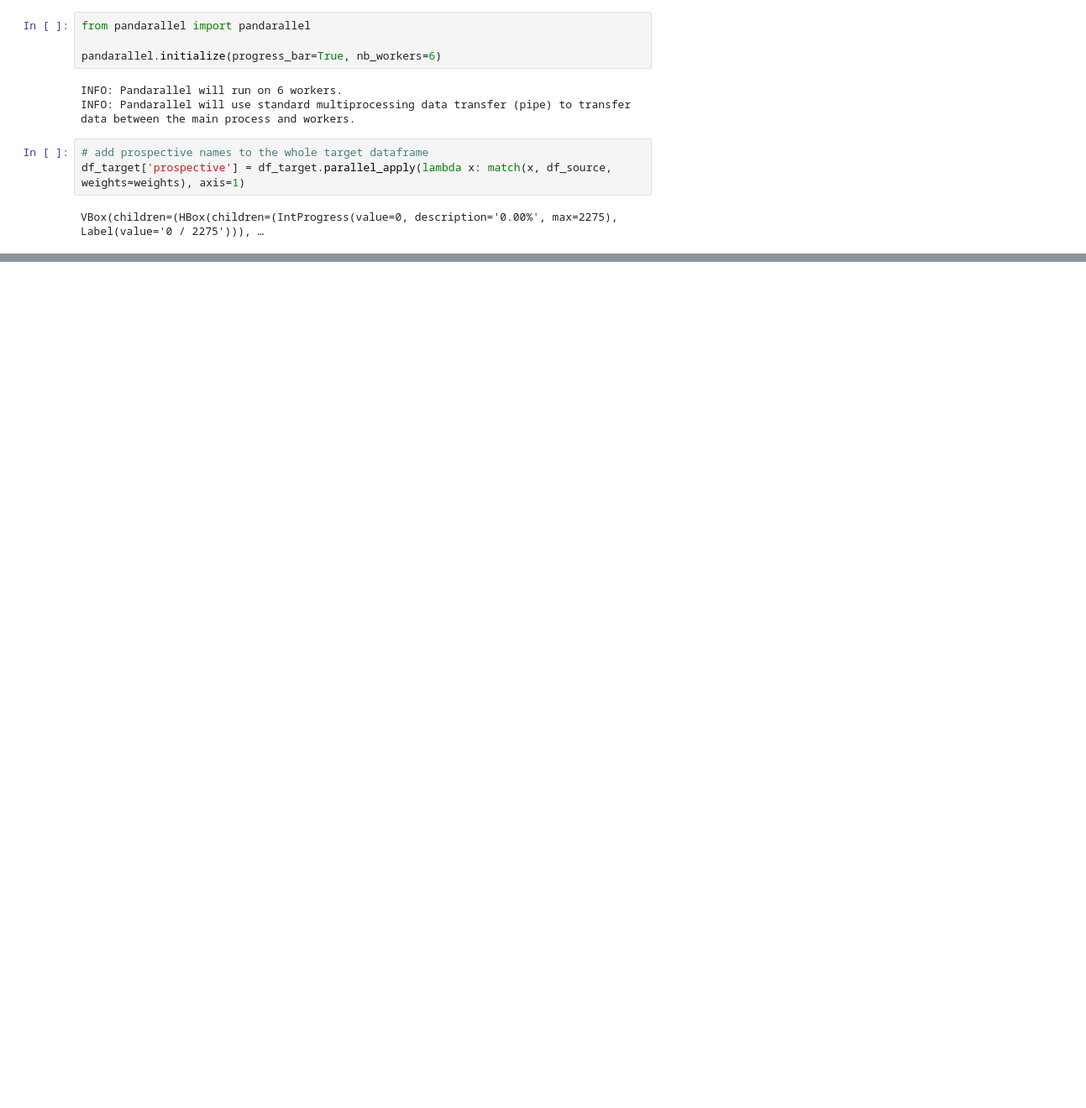
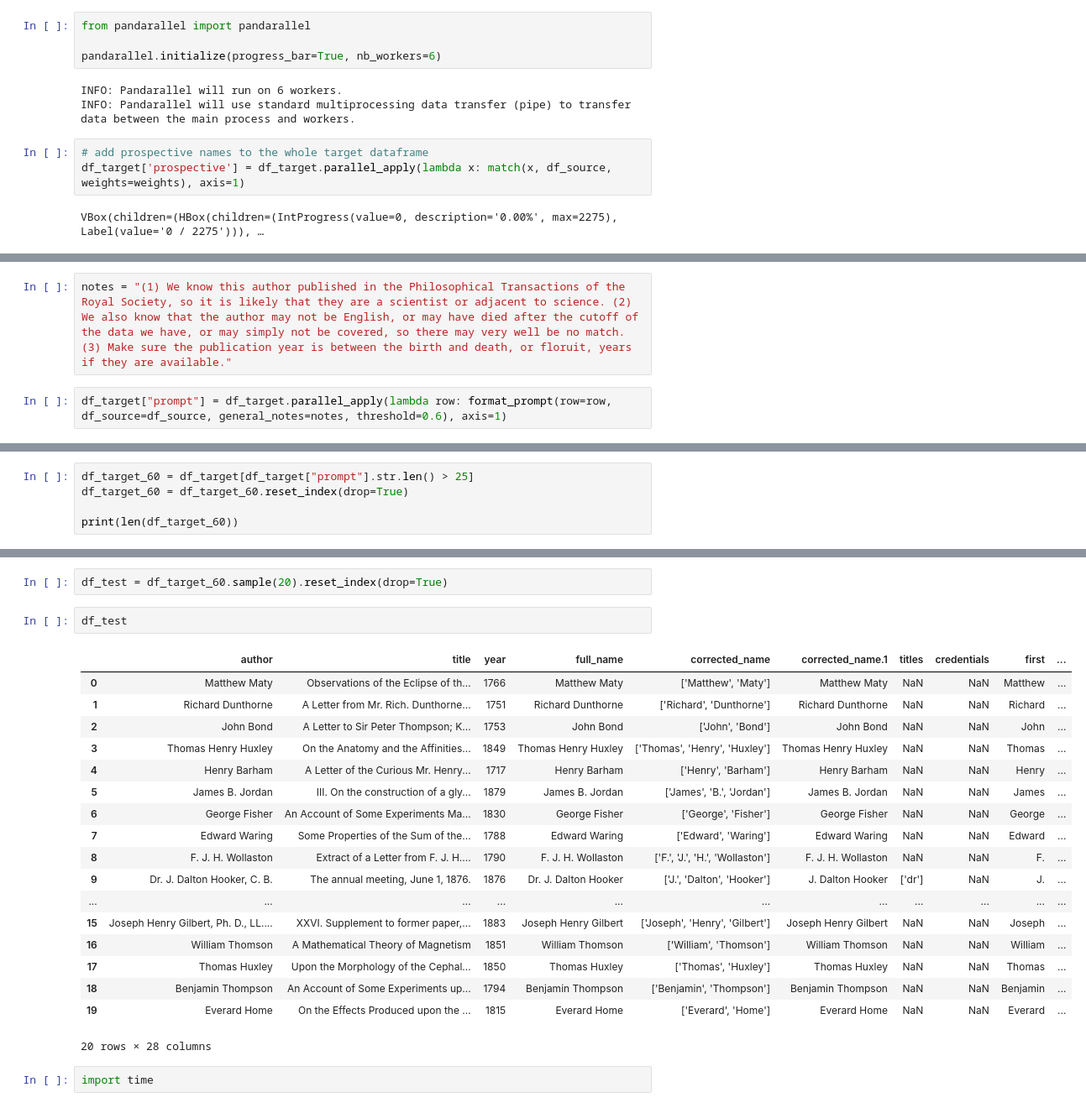
Before and after one commit to jared-neumann/historical_entity_resolution, a Jupyter notebook: notebooks/project.ipynb, the cells around one changed output, grey strips where cells are left out. Shown at 84% size. Cells and saved outputs as stored; diff of their text form; blank space fills up the shorter version.

```diff
--- a/notebooks/project.ipynb
+++ b/notebooks/project.ipynb
@@ -82,0 +390,4 @@ df_target.to_pickle("authors_with_prospective_canonical_names.pkl")
+# %%
+notes = "(1) We know this author published in the Philosophical Transactions of the Royal Society, so it is likely that they are a scientist or adjacent to science. (2) We also know that the author may not be English, or may have died after the cutoff of the data we have, or may simply not be covered, so there may very well be no match. (3) Make sure the publication year is between the birth and death, or floruit, years if they are available."
+# %%
+df_target["prompt"] = df_target.parallel_apply(lambda row: format_prompt(row=row, df_source=df_source, general_notes=notes, threshold=0.6), axis=1)
@@ -82,0 +417,5 @@ df_target.to_pickle("authors_with_prospective_canonical_names.pkl")
+# %%
+df_target_60 = df_target[df_target["prompt"].str.len() > 25]
+df_target_60 = df_target_60.reset_index(drop=True)
+
+print(len(df_target_60))
@@ -82,0 +470,25 @@ df_target.to_pickle("authors_with_prospective_canonical_names.pkl")
+# %%
+df_test = df_target_60.sample(20).reset_index(drop=True)
+# %%
+df_test
+# %% [output]
+|  | author | title | year | full_name | corrected_name | corrected_name.1 | titles | credentials | first | ... |
+| 0 | Matthew Maty | Observations of the Eclipse of th... | 1766 | Matthew Maty | ['Matthew', 'Maty'] | Matthew Maty | NaN | NaN | Matthew | ... |
+| 1 | Richard Dunthorne | A Letter from Mr. Rich. Dunthorne... | 1751 | Richard Dunthorne | ['Richard', 'Dunthorne'] | Richard Dunthorne | NaN | NaN | Richard | ... |
+| 2 | John Bond | A Letter to Sir Peter Thompson; K... | 1753 | John Bond | ['John', 'Bond'] | John Bond | NaN | NaN | John | ... |
+| 3 | Thomas Henry Huxley | On the Anatomy and the Affinities... | 1849 | Thomas Henry Huxley | ['Thomas', 'Henry', 'Huxley'] | Thomas Henry Huxley | NaN | NaN | Thomas | ... |
+| 4 | Henry Barham | A Letter of the Curious Mr. Henry... | 1717 | Henry Barham | ['Henry', 'Barham'] | Henry Barham | NaN | NaN | Henry | ... |
+| 5 | James B. Jordan | III. On the construction of a gly... | 1879 | James B. Jordan | ['James', 'B.', 'Jordan'] | James B. Jordan | NaN | NaN | James | ... |
+| 6 | George Fisher | An Account of Some Experiments Ma... | 1830 | George Fisher | ['George', 'Fisher'] | George Fisher | NaN | NaN | George | ... |
+| 7 | Edward Waring | Some Properties of the Sum of the... | 1788 | Edward Waring | ['Edward', 'Waring'] | Edward Waring | NaN | NaN | Edward | ... |
+| 8 | F. J. H. Wollaston | Extract of a Letter from F. J. H.... | 1790 | F. J. H. Wollaston | ['F.', 'J.', 'H.', 'Wollaston'] | F. J. H. Wollaston | NaN | NaN | F. | ... |
+| 9 | Dr. J. Dalton Hooker, C. B. | The annual meeting, June 1, 1876. | 1876 | Dr. J. Dalton Hooker | ['J.', 'Dalton', 'Hooker'] | J. Dalton Hooker | ['dr'] | NaN | J. | ... |
+| ... | ... | ... | ... | ... | ... | ... | ... | ... | ... | ... |
+| 15 | Joseph Henry Gilbert, Ph. D., LL.... | XXVI. Supplement to former paper,... | 1883 | Joseph Henry Gilbert | ['Joseph', 'Henry', 'Gilbert'] | Joseph Henry Gilbert | NaN | NaN | Joseph | ... |
+| 16 | William Thomson | A Mathematical Theory of Magnetism | 1851 | William Thomson | ['William', 'Thomson'] | William Thomson | NaN | NaN | William | ... |
+| 17 | Thomas Huxley | Upon the Morphology of the Cephal... | 1850 | Thomas Huxley | ['Thomas', 'Huxley'] | Thomas Huxley | NaN | NaN | Thomas | ... |
+| 18 | Benjamin Thompson | An Account of Some Experiments up... | 1794 | Benjamin Thompson | ['Benjamin', 'Thompson'] | Benjamin Thompson | NaN | NaN | Benjamin | ... |
+| 19 | Everard Home | On the Effects Produced upon the ... | 1815 | Everard Home | ['Everard', 'Home'] | Everard Home | NaN | NaN | Everard | ... |
+20 rows × 28 columns
+# %%
+import time
```
Also changed, not shown: parts of 48 cells of this notebook, 1 other file.
